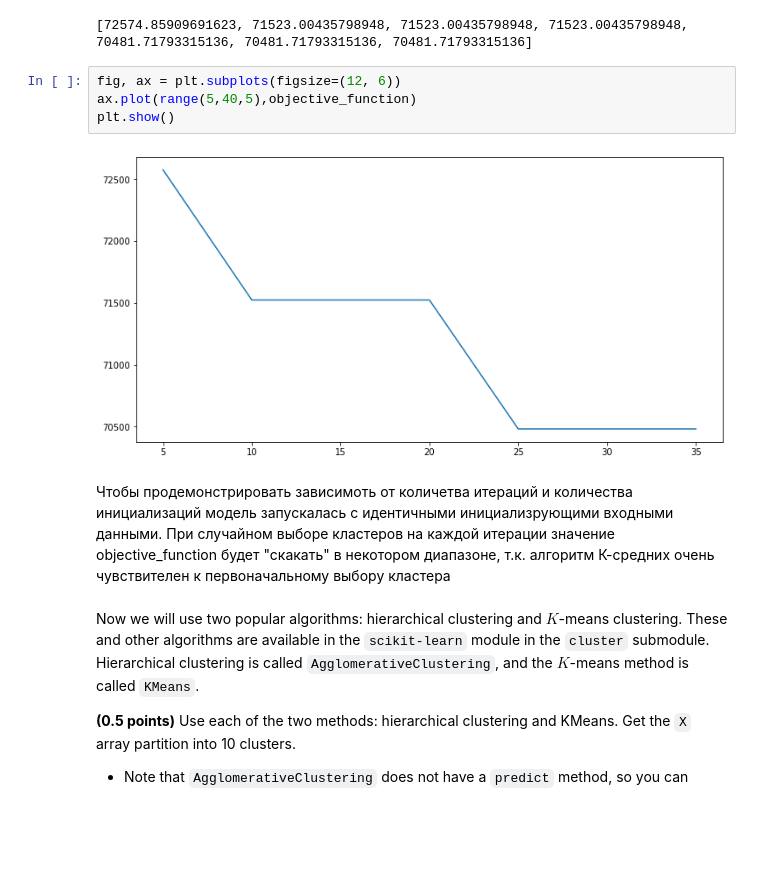
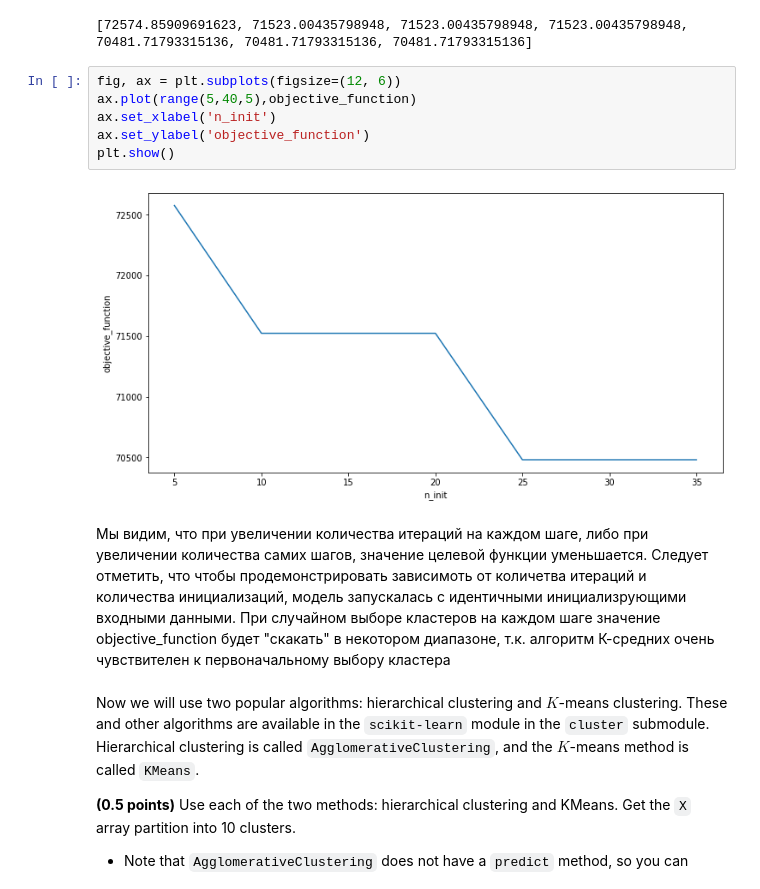
Before and after one commit to NataLobster/ml_intro_1, a Jupyter notebook: clustering.ipynb, the cells around one changed output. Saved outputs shown, nothing was run; the diff lists cells and outputs as text; blank space fills up the shorter version.

```diff
--- a/clustering.ipynb
+++ b/clustering.ipynb
@@ -211,11 +213,14 @@ print(objective_function)
 # %%
 fig, ax = plt.subplots(figsize=(12, 6))
 ax.plot(range(5,40,5),objective_function)
+ax.set_xlabel('n_init')
+ax.set_ylabel('objective_function')
 plt.show()
 # %% [output]
-[figure, old version]
+[figure, new version]
 # %% [markdown]
-Чтобы продемонстрировать зависимоть от количетва итераций и количества инициализаций модель запускалась с идентичными инициализрующими входными данными. При случайном выборе кластеров на каждой итерации значение objective_function будет "скакать" в некотором диапазоне, т.к. алгоритм К-средних очень чувствителен к первоначальному выбору кластера
+Мы видим, что при увеличении количества итераций на каждом шаге, либо при увеличении количества самих шагов, значение целевой функции уменьшается.
+Следует отметить, что чтобы продемонстрировать зависимоть от количетва итераций и количества инициализаций, модель запускалась с идентичными инициализрующими входными данными. При случайном выборе кластеров на каждом шаге значение objective_function будет "скакать" в некотором диапазоне, т.к. алгоритм К-средних очень чувствителен к первоначальному выбору кластера
 # %% [markdown]
 Now we will use two popular algorithms: hierarchical clustering and $K$-means clustering. These and other algorithms are available in the `scikit-learn` module in the `cluster` submodule. Hierarchical clustering is called `AgglomerativeClustering`, and the $K$-means method is called `KMeans`.
 
```
Also changed, not shown: parts of 9 cells of this notebook.
